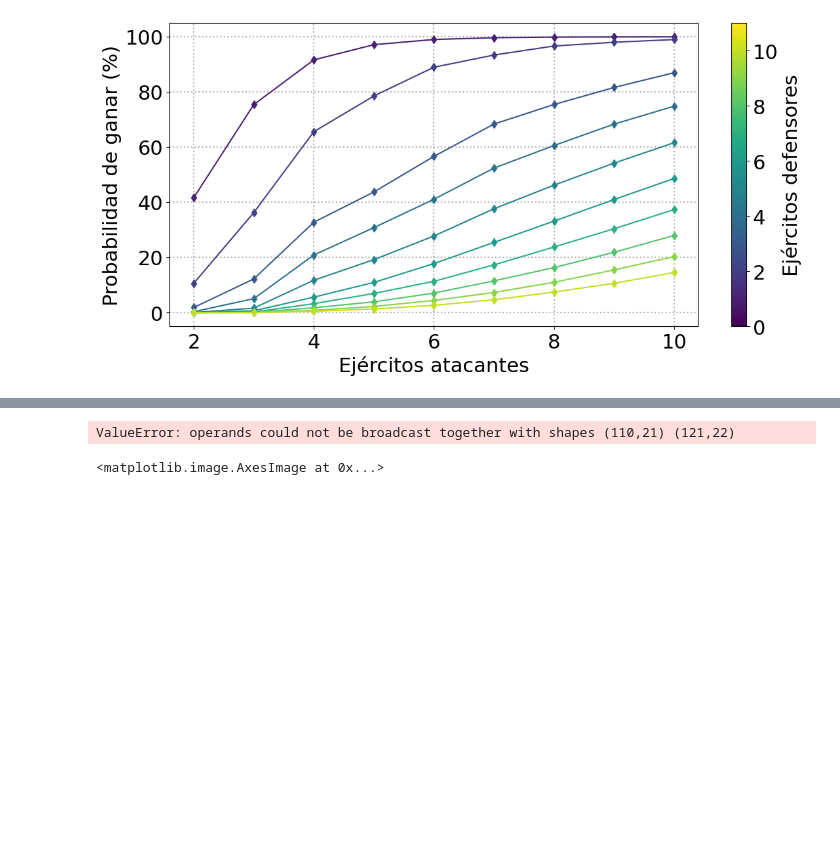
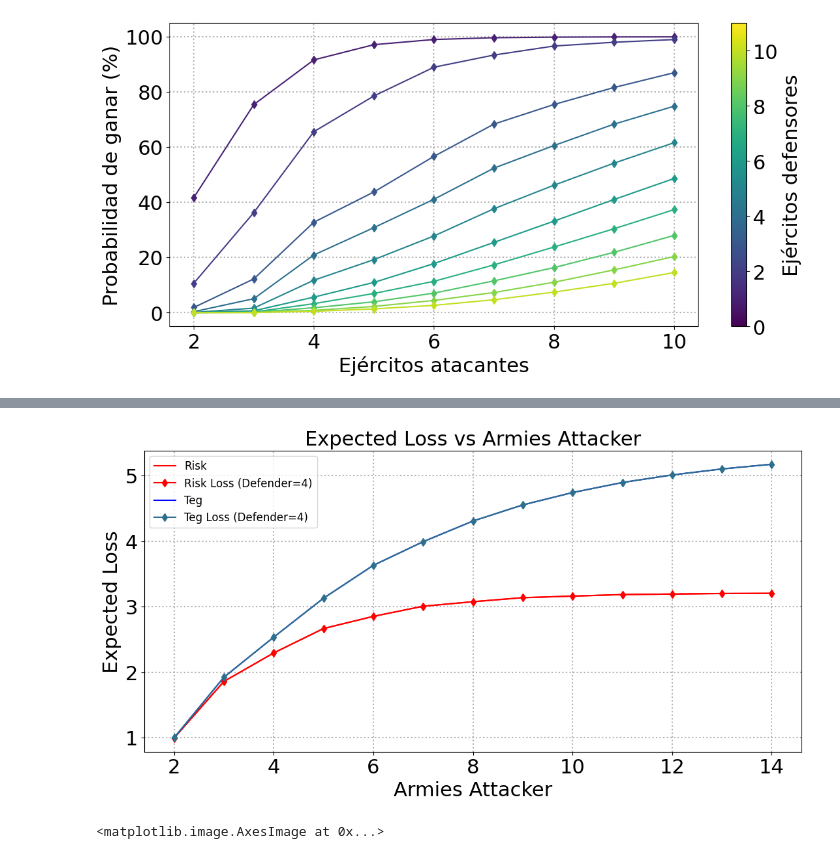
Before and after one commit to julianszere/TEG, a Jupyter notebook: TEG.ipynb, the cells around one changed output, grey strips where cells are left out. Saved outputs shown, nothing was run; the diff lists cells and outputs as text; code cells hidden in the pictures; blank space fills up the shorter version.

Commit message:
fix expected loss

```diff
--- a/TEG.ipynb
+++ b/TEG.ipynb
@@ -395,11 +397,24 @@ plt.show()
 # %%
-for j in range(1, 4):
-    for i in range(2, max_armies_attacker):
-        index = teg.transient_states.index((i, j))
-        plt.scatter(i, teg.getExpectedLoss()[index], color=colors[j])
-plt.colorbar()
+for armies_defender in range(4, 5):
+    x_values = np.arange(2, max_armies_attacker)
+
+    teg_losses = [teg.getExpectedLoss(armies_attacker, armies_defender) for armies_attacker in x_values]
+    risk_losses = [risk.getExpectedLoss(armies_attacker, armies_defender) for armies_attacker in x_values]
+
+    plt.plot(x_values, risk_losses, color='red', label='Risk')
+    plt.plot(x_values, risk_losses, marker='d', color='red', label=f'Risk Loss (Defender={armies_defender})')
+
+    plt.plot(x_values, teg_losses, color='blue', label='Teg')
+    plt.plot(x_values, teg_losses, marker='d', color=colors[armies_defender], label=f'Teg Loss (Defender={armies_defender})')
+
+
+plt.legend()
+plt.xlabel('Armies Attacker')
+plt.ylabel('Expected Loss')
+plt.title('Expected Loss vs Armies Attacker')
+plt.show()
 # %% [output]
-ValueError: operands could not be broadcast together with shapes (110,21) (121,22)
+[figure, added]
 # %%
 plt.imshow(P_teg[2:, 1:])
 # %% [output]
```
Also changed, not shown: parts of 2 cells of this notebook.
